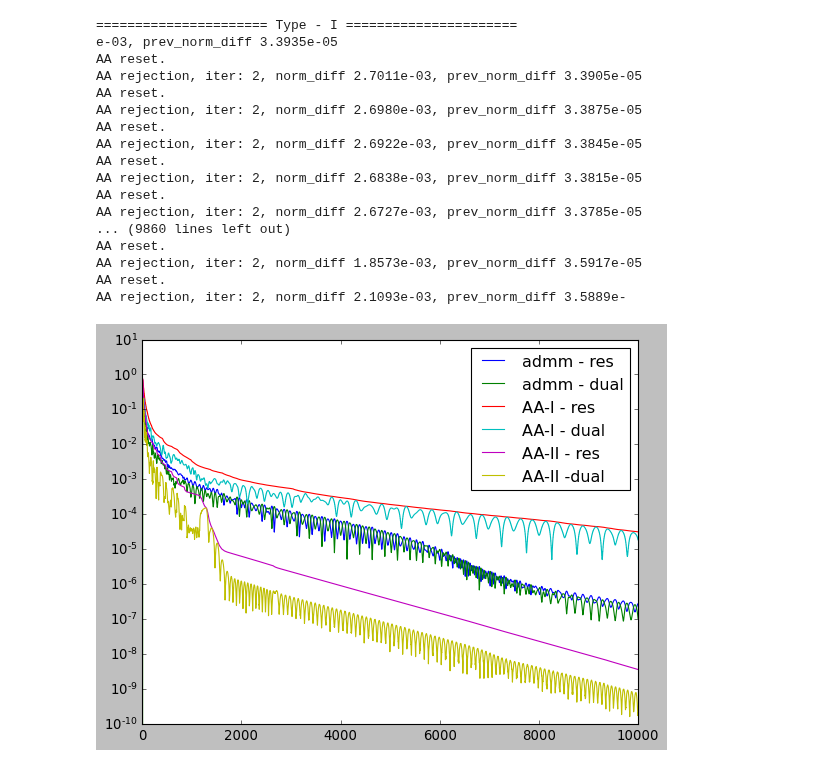
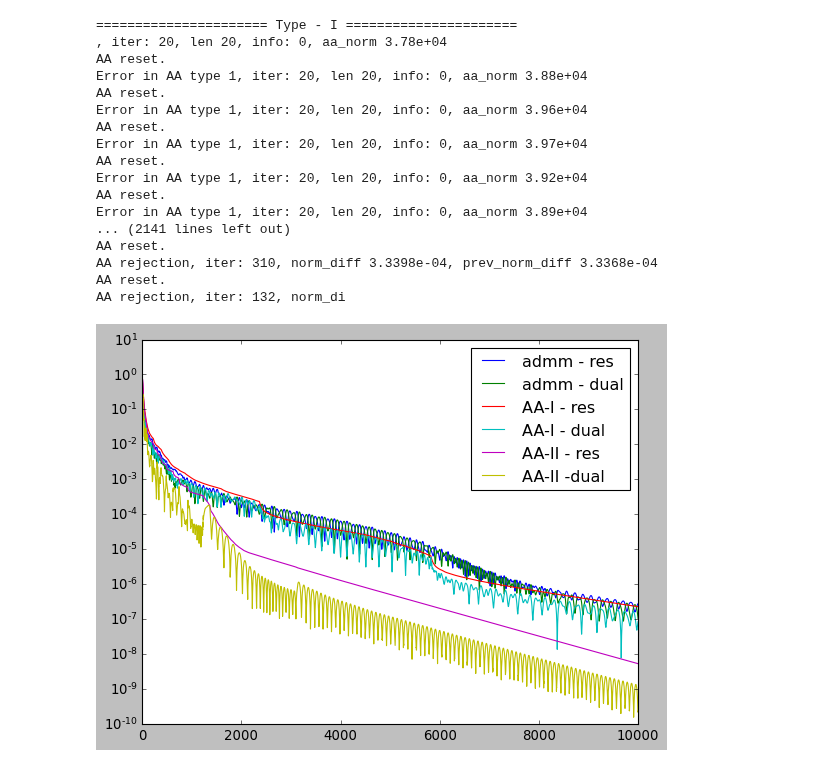
Before and after one commit to cvxgrp/aa, a Jupyter notebook: python/aa.ipynb, the cells around one changed output. Cells and saved outputs as stored; diff of their text form; code cells hidden in the pictures.

```diff
--- a/python/aa.ipynb
+++ b/python/aa.ipynb
@@ -94,7 +94,7 @@ for i in range(N):
     ds_vanilla.append(np.linalg.norm(z - z_old))
 
 
-aa_mem = 20
+aa_mem = 10
 
 print("====================== Type - I ======================")
 z = z0
@@ -122,7 +122,7 @@ print("====================== Type - II ======================")
 z = z0
 lam = np.zeros((n,1))
 u = np.vstack((z,lam))
-aa_wrk = aa.AndersonAccelerator(2 * n, aa_mem, False, regularization=1e-10, safeguard_factor=1.0, verbosity=1)
+aa_wrk = aa.AndersonAccelerator(2 * n, aa_mem, False, regularization=1e-12, safeguard_factor=1.0, verbosity=1)
 res_aa_2 = []
 ds_aa_2 = []
 for i in range(N):
@@ -134,40 +134,40 @@ for i in range(N):
     u = np.vstack((z, lam))
     aa_wrk.safeguard(u, u_old)
     z = u[:n]
     z_old = u_old[:n]
     lam = u[n:]
 
     res_aa_2.append(np.linalg.norm(la.cho_solve(L, rho * (z + lam) + A.T.dot(b)) - z))
     ds_aa_2.append(np.linalg.norm(z - z_old))
 
 
 plt.semilogy(res_vanilla, label='admm - res')
 plt.semilogy(ds_vanilla, label='admm - dual')
 plt.semilogy(res_aa_1, label='AA-I - res')
 plt.semilogy(ds_aa_1, label='AA-I - dual')
 plt.semilogy(res_aa_2, label='AA-II - res')
 plt.semilogy(ds_aa_2, label='AA-II -dual')
 #plt.semilogy(res_aa_1_p, label='AA-I-P - res')
 #plt.semilogy(ds_aa_1_p, label='AA-I-P - dual')
 
 plt.legend()
 plt.show()
 # %% [output]
 ====================== Type - I ======================
-e-03, prev_norm_diff 3.3935e-05
+, iter: 20, len 20, info: 0, aa_norm 3.78e+04
 AA reset.
-AA rejection, iter: 2, norm_diff 2.7011e-03, prev_norm_diff 3.3905e-05
+Error in AA type 1, iter: 20, len 20, info: 0, aa_norm 3.88e+04
 AA reset.
-AA rejection, iter: 2, norm_diff 2.6980e-03, prev_norm_diff 3.3875e-05
+Error in AA type 1, iter: 20, len 20, info: 0, aa_norm 3.96e+04
 AA reset.
-AA rejection, iter: 2, norm_diff 2.6922e-03, prev_norm_diff 3.3845e-05
+Error in AA type 1, iter: 20, len 20, info: 0, aa_norm 3.97e+04
 AA reset.
-AA rejection, iter: 2, norm_diff 2.6838e-03, prev_norm_diff 3.3815e-05
+Error in AA type 1, iter: 20, len 20, info: 0, aa_norm 3.92e+04
 AA reset.
-AA rejection, iter: 2, norm_diff 2.6727e-03, prev_norm_diff 3.3785e-05
-... (9860 lines left out)
+Error in AA type 1, iter: 20, len 20, info: 0, aa_norm 3.89e+04
+... (2141 lines left out)
 AA reset.
-AA rejection, iter: 2, norm_diff 1.8573e-03, prev_norm_diff 3.5917e-05
+AA rejection, iter: 310, norm_diff 3.3398e-04, prev_norm_diff 3.3368e-04
 AA reset.
-AA rejection, iter: 2, norm_diff 2.1093e-03, prev_norm_diff 3.5889e-
+AA rejection, iter: 132, norm_di
-[figure, old version]
+[figure, new version]
```
Also changed, not shown: parts of 1 cell of this notebook, 4 other files.
